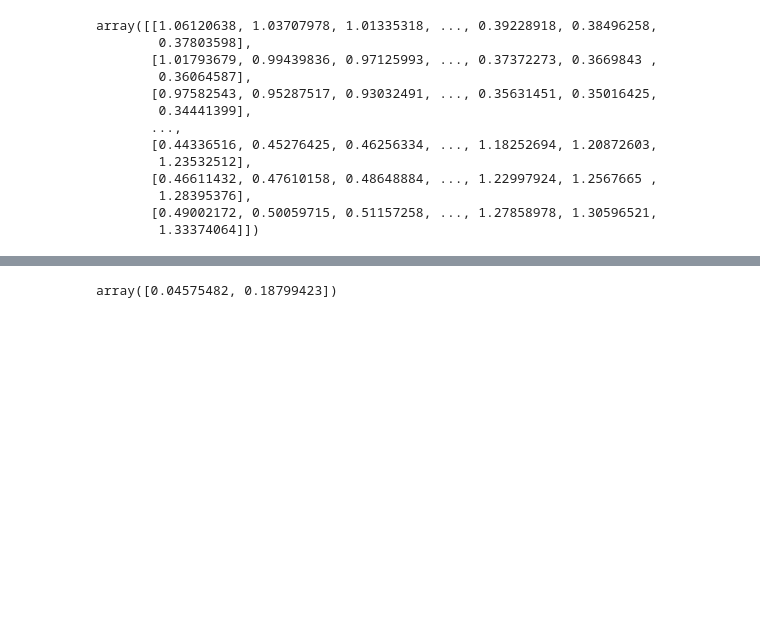
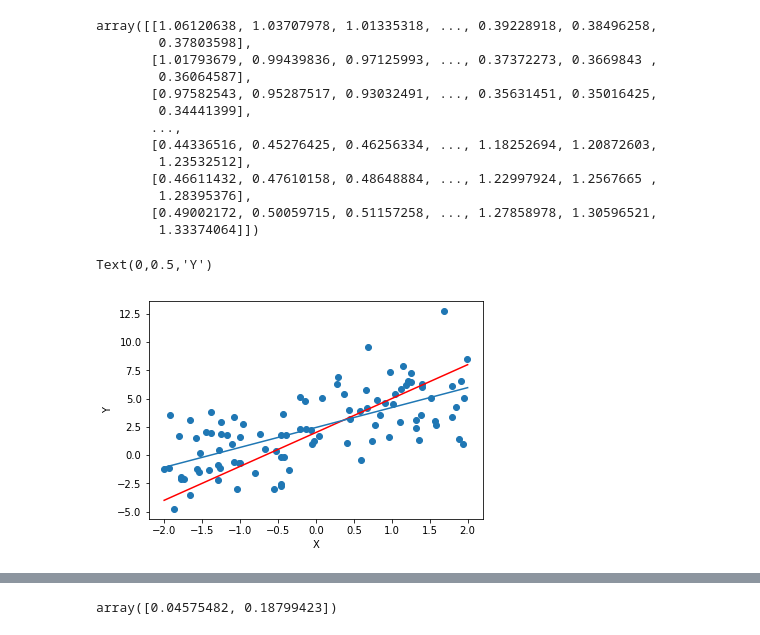
Before and after one commit to makbigc/ISLR, a Jupyter notebook: chap3.ipynb, the cells around one changed output, grey strips where cells are left out. Saved outputs shown, nothing was run; the diff lists cells and outputs as text; code cells hidden in the pictures; blank space fills up the shorter version.

```diff
--- a/chap3.ipynb
+++ b/chap3.ipynb
@@ -74,6 +74,30 @@ array([[1.06120638, 1.03707978, 1.01335318, ..., 0.39228918, 0.38496258,
         1.28395376],
        [0.49002172, 0.50059715, 0.51157258, ..., 1.27858978, 1.30596521,
         1.33374064]])
+# %%
+from scipy.stats import norm, uniform
+
+def f(x):
+    return 2 + 2*x + norm(loc=0, scale=2.5).rvs()
+
+X = uniform(loc=-2, scale=4).rvs(size=100)
+X = X[:, np.newaxis]
+Y = np.array(list(map(f, X)))
+
+x = np.linspace(-2, 2., 10)
+y = 2 + 3 * x
+
+reg = LinearRegression().fit(X, Y)
+y_head = reg.intercept_ + reg.coef_.squeeze() * x
+
+plt.scatter(X, Y)
+plt.plot(x, y, color='red')
+plt.plot(x, y_head)
+plt.xlabel('X')
+plt.ylabel('Y')
+# %% [output]
+Text(0,0.5,'Y')
+[figure, added]
 # %%
 from mpl_toolkits.mplot3d import Axes3D
 
```
